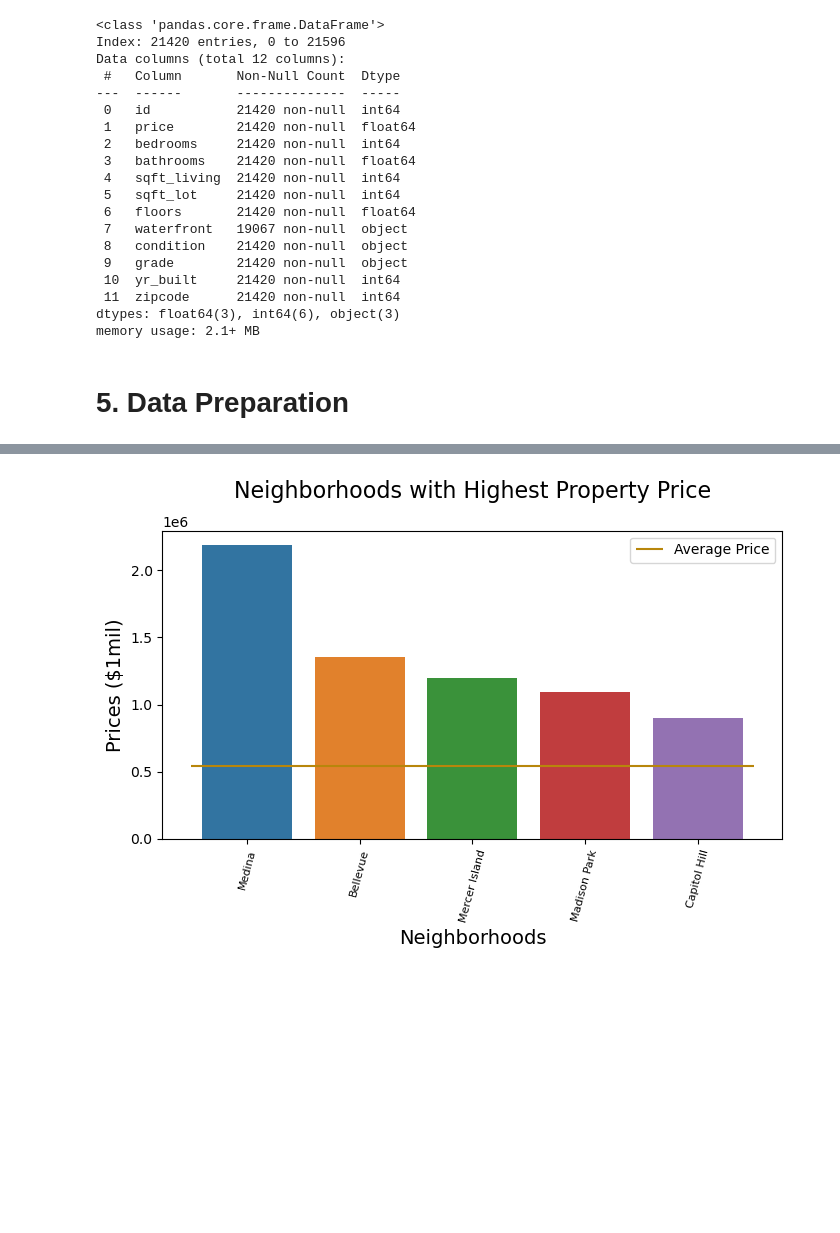
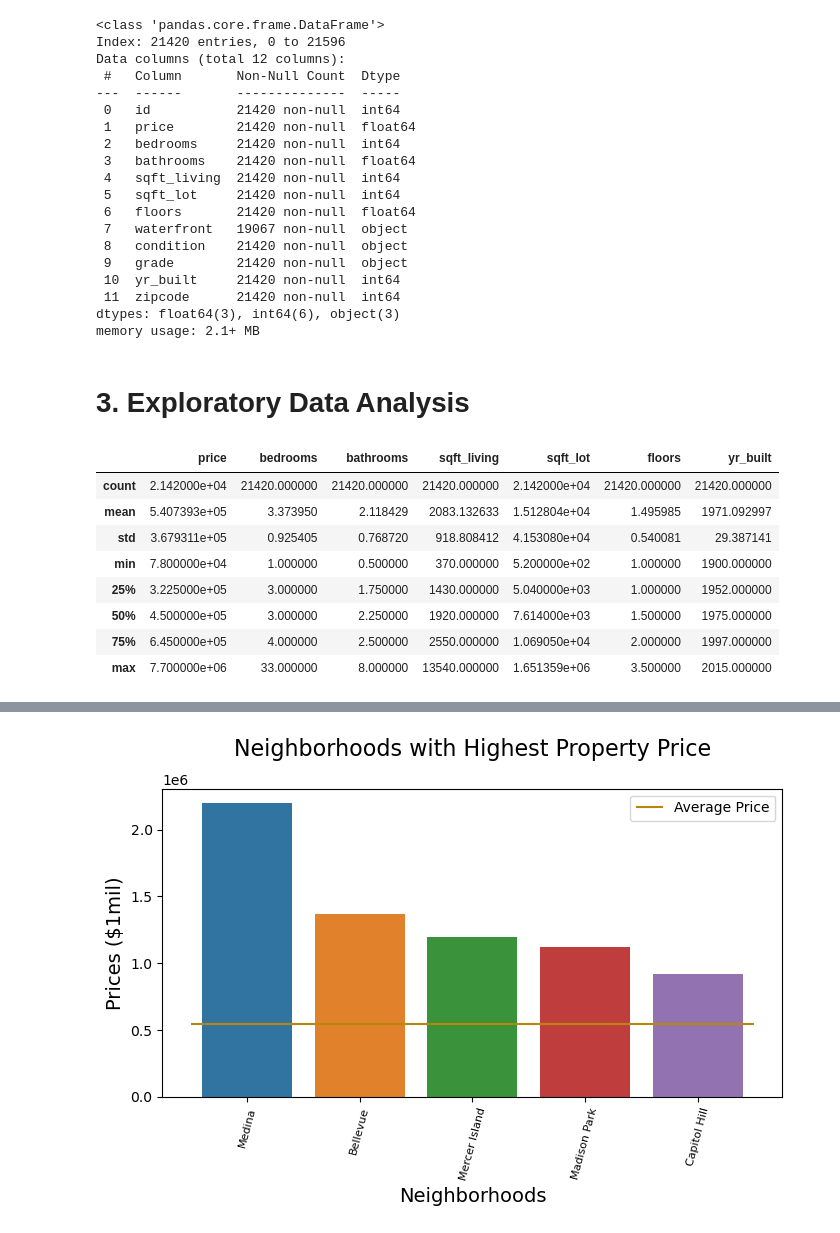
Before and after one commit to FionaNalianya/King-County-House-Sales, a Jupyter notebook: notebook.ipynb, the cells around one changed output, grey strips where cells are left out. Drawn from its saved outputs; the diff is of its cells as text; code cells hidden in the pictures; blank space fills up the shorter version.

```diff
--- a/notebook.ipynb
+++ b/notebook.ipynb
@@ -142,5 +142,3 @@ memory usage: 2.1+ MB
 # %%
 # Replacing missing values on the waterfront property
 house['waterfront'] = house['waterfront'].fillna('NO')
-# %% [markdown]
-# 5. Data Preparation
@@ -148,0 +145,15 @@ house['waterfront'] = house['waterfront'].fillna('NO')
+# %% [markdown]
+# 3. Exploratory Data Analysis
+# %%
+numeric_var = ['price', 'bedrooms', 'bathrooms', 'sqft_living', 'sqft_lot', 'floors', 'yr_built']
+house[numeric_var].describe()
+# %% [output]
+|  | price | bedrooms | bathrooms | sqft_living | sqft_lot | floors | yr_built |
+| count | 2.142000e+04 | 21420.000000 | 21420.000000 | 21420.000000 | 2.142000e+04 | 21420.000000 | 21420.000000 |
+| mean | 5.407393e+05 | 3.373950 | 2.118429 | 2083.132633 | 1.512804e+04 | 1.495985 | 1971.092997 |
+| std | 3.679311e+05 | 0.925405 | 0.768720 | 918.808412 | 4.153080e+04 | 0.540081 | 29.387141 |
+| min | 7.800000e+04 | 1.000000 | 0.500000 | 370.000000 | 5.200000e+02 | 1.000000 | 1900.000000 |
+| 25% | 3.225000e+05 | 3.000000 | 1.750000 | 1430.000000 | 5.040000e+03 | 1.000000 | 1952.000000 |
+| 50% | 4.500000e+05 | 3.000000 | 2.250000 | 1920.000000 | 7.614000e+03 | 1.500000 | 1975.000000 |
+| 75% | 6.450000e+05 | 4.000000 | 2.500000 | 2550.000000 | 1.069050e+04 | 2.000000 | 1997.000000 |
+| max | 7.700000e+06 | 33.000000 | 8.000000 | 13540.000000 | 1.651359e+06 | 3.500000 | 2015.000000 |
```
Also changed, not shown: parts of 15 cells of this notebook.
